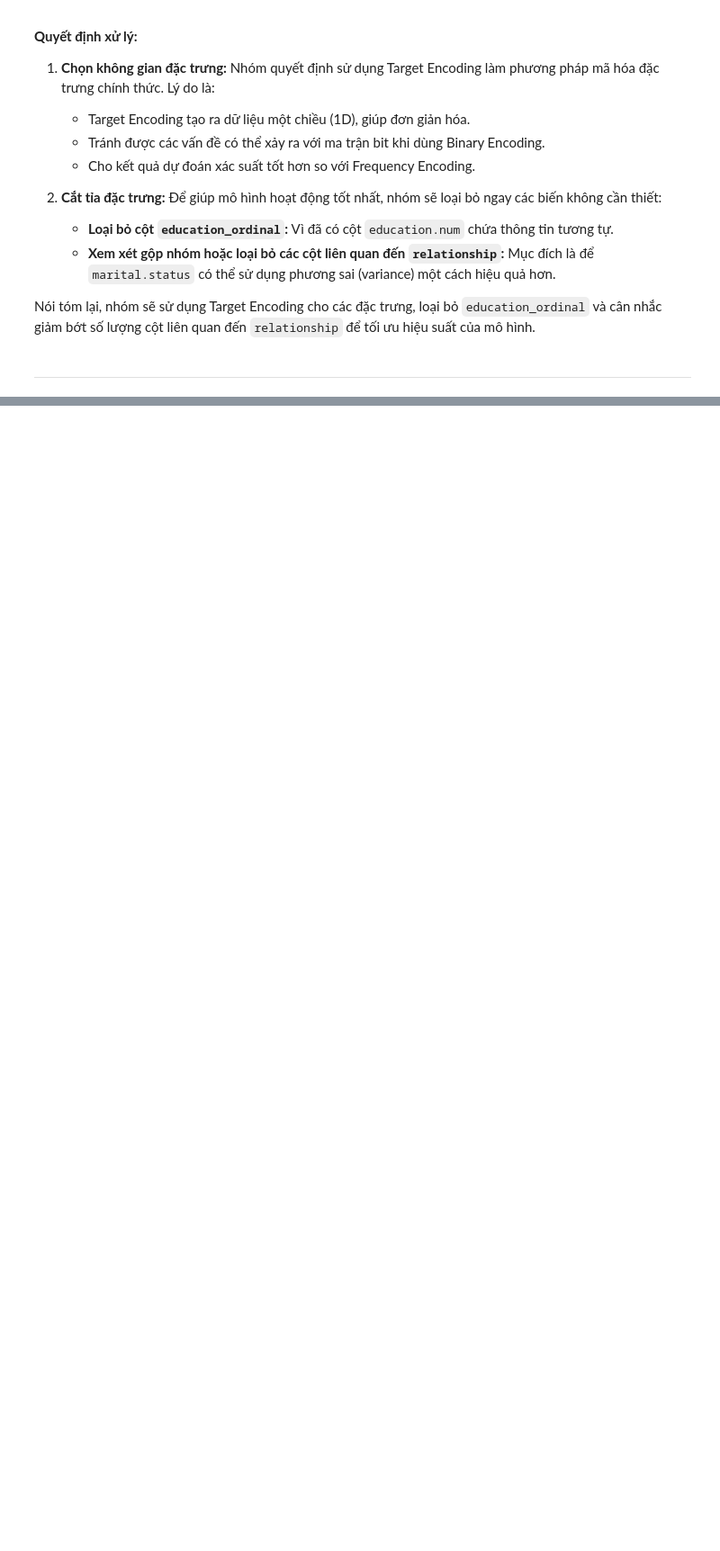
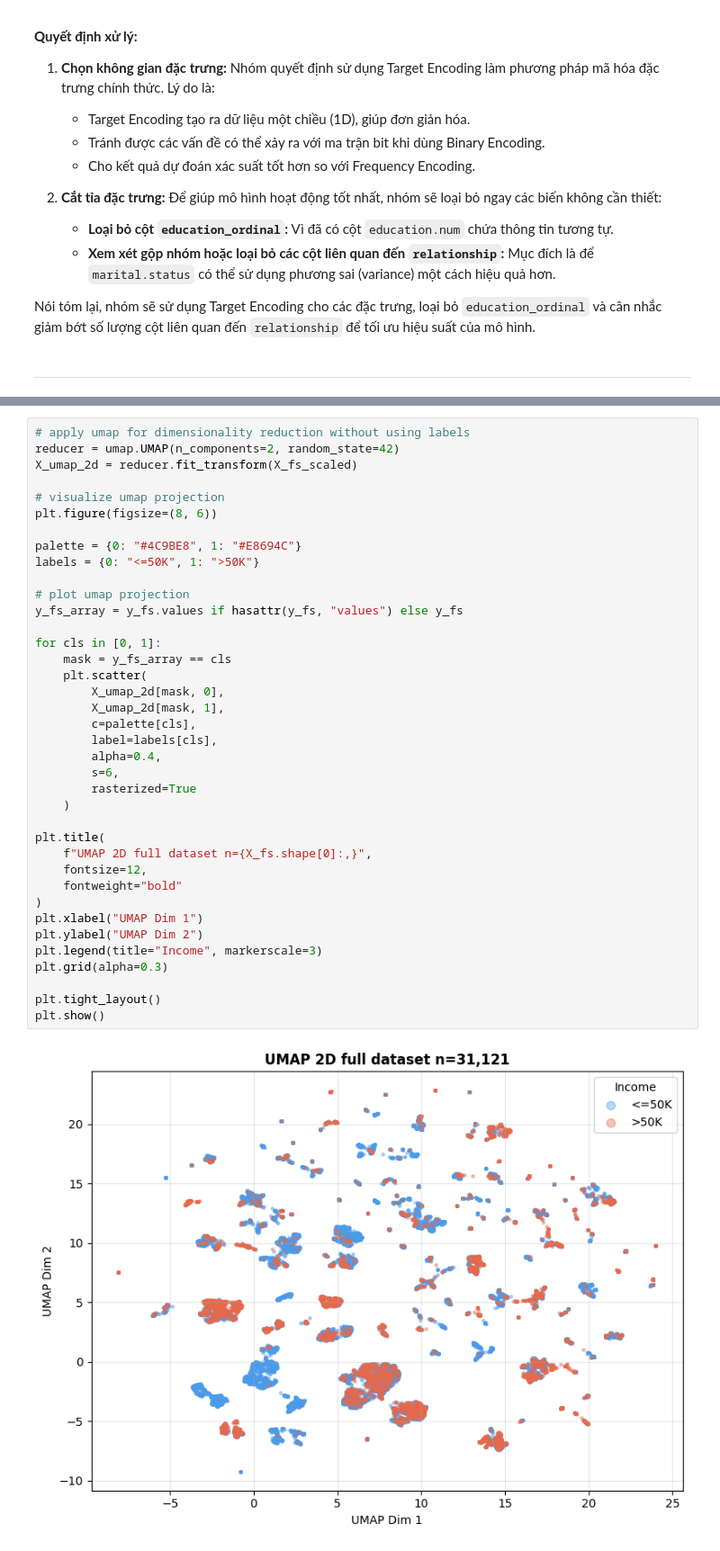
Before and after one commit to quanpro147/HCMUS-DataMining-Prj1, a Jupyter notebook: notebooks/04_preprocessing_tabular.ipynb, the cells around one changed output, grey strips where cells are left out. Shown at 90% size. Saved outputs shown, nothing was run; the diff lists cells and outputs as text; blank space fills up the shorter version.

```diff
--- a/notebooks/04_preprocessing_tabular.ipynb
+++ b/notebooks/04_preprocessing_tabular.ipynb
@@ -1239,0 +1630,40 @@ Nói tóm lại, nhóm sẽ sử dụng Target Encoding cho các đặc trưng,
+# %%
+# apply umap for dimensionality reduction without using labels
+reducer = umap.UMAP(n_components=2, random_state=42)
+X_umap_2d = reducer.fit_transform(X_fs_scaled)
+
+# visualize umap projection
+plt.figure(figsize=(8, 6))
+
+palette = {0: "#4C9BE8", 1: "#E8694C"}
+labels = {0: "<=50K", 1: ">50K"}
+
+# plot umap projection
+y_fs_array = y_fs.values if hasattr(y_fs, "values") else y_fs
+
+for cls in [0, 1]:
+    mask = y_fs_array == cls
+    plt.scatter(
+        X_umap_2d[mask, 0],
+        X_umap_2d[mask, 1],
+        c=palette[cls],
+        label=labels[cls],
+        alpha=0.4,
+        s=6,
+        rasterized=True
+    )
+
+plt.title(
+    f"UMAP 2D full dataset n={X_fs.shape[0]:,}",
+    fontsize=12,
+    fontweight="bold"
+)
+plt.xlabel("UMAP Dim 1")
+plt.ylabel("UMAP Dim 2")
+plt.legend(title="Income", markerscale=3)
+plt.grid(alpha=0.3)
+
+plt.tight_layout()
+plt.show()
+# %% [output]
+[figure, added]
```
Also changed, not shown: parts of 29 cells of this notebook, 3 other files.
